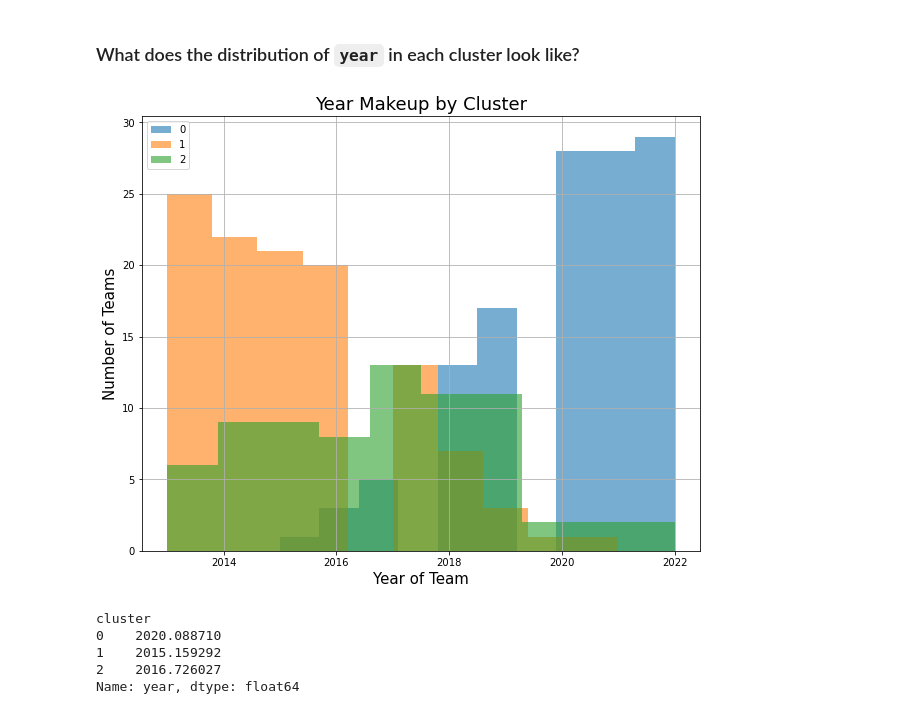
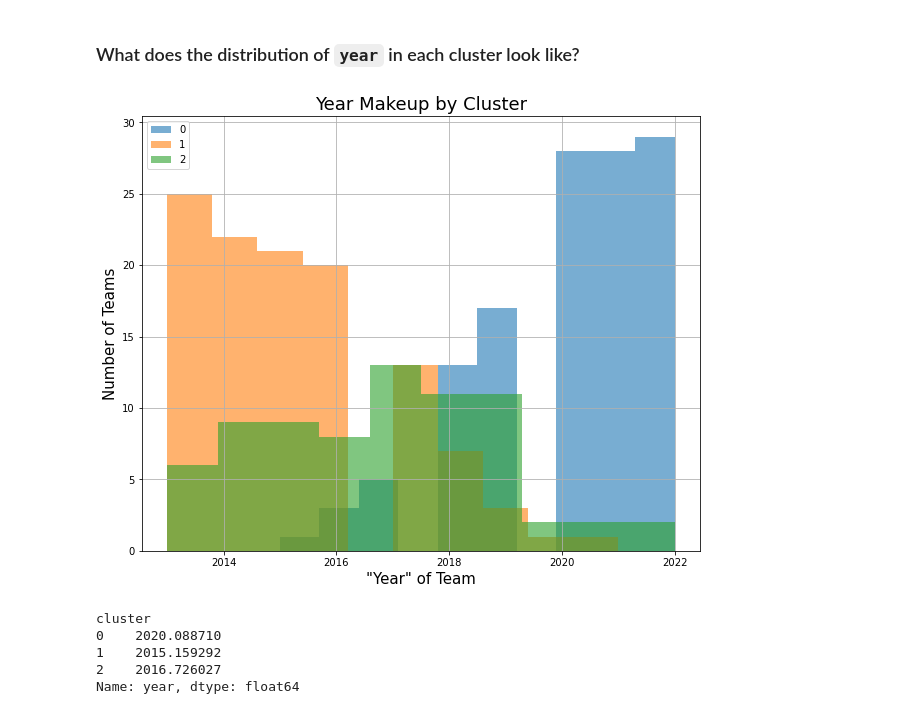
Before and after one commit to aothree/NBA-Style-of-Play, a Jupyter notebook: 03_model_and_post-model_eda.ipynb, the cells around one changed output. Cells and saved outputs as stored; diff of their text form; code cells hidden in the pictures.

```diff
--- a/03_model_and_post-model_eda.ipynb
+++ b/03_model_and_post-model_eda.ipynb
@@ -251,14 +251,14 @@ Name: made_playoffs, dtype: float64
 # %%
 plt.figure(figsize=(10,8))
 df.groupby('cluster')['year'].hist(legend = True, alpha = .6)
 plt.title('Year Makeup by Cluster', fontsize = 18)
 plt.xticks()
 plt.ylabel('Number of Teams', fontsize = 15)
-plt.xlabel('Year of Team', fontsize = 15)
+plt.xlabel('"Year" of Team', fontsize = 15)
 plt.legend()
 plt.savefig("./Visuals/Year Makeup Hist, by Cluster.jpg", bbox_inches="tight", dpi=100);
 # %% [output]
-[figure, old version]
+[figure, new version]
 # %%
 df.groupby('cluster')['year'].mean()
 # %% [output]
```
Also changed, not shown: 21 other files.
